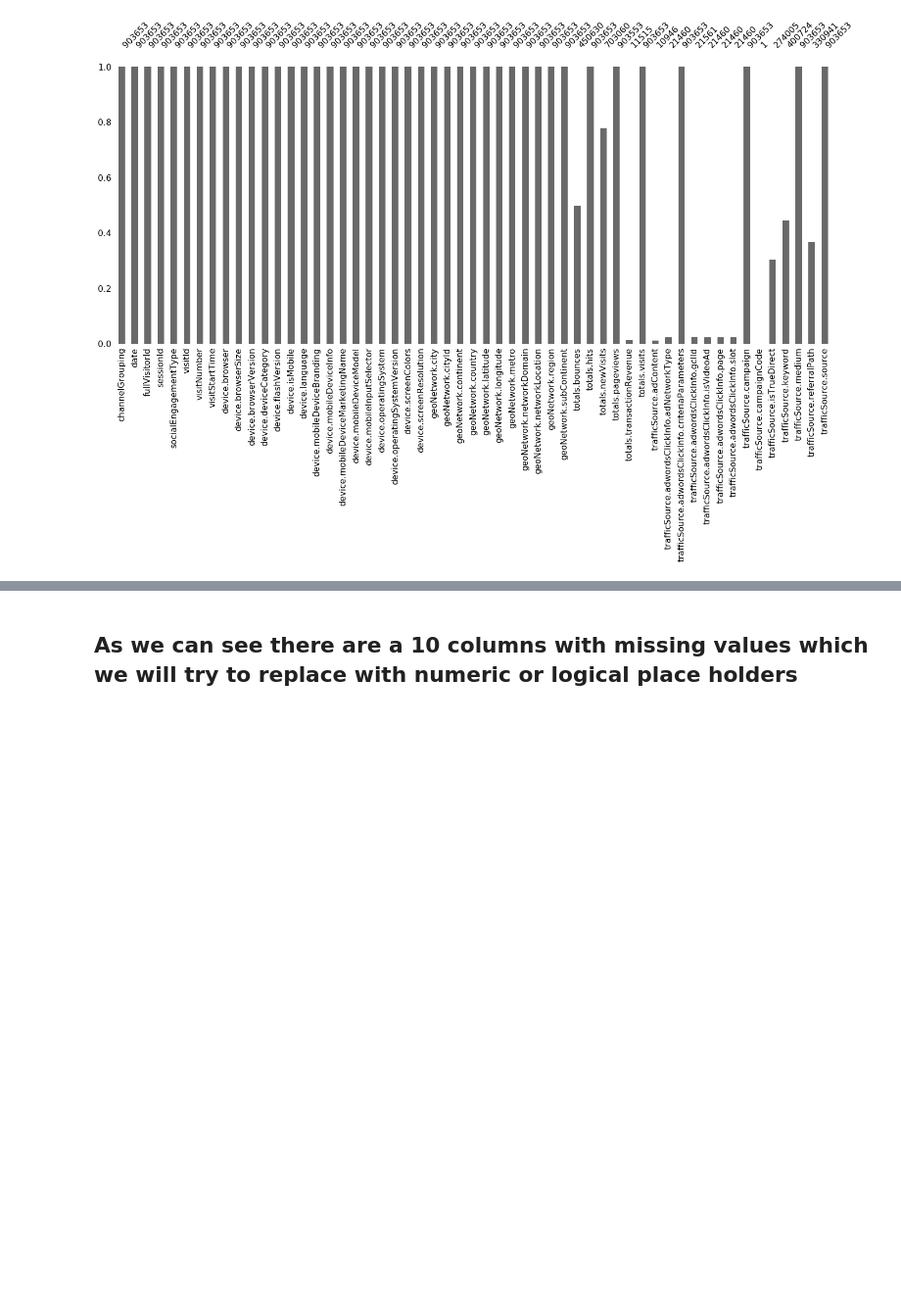
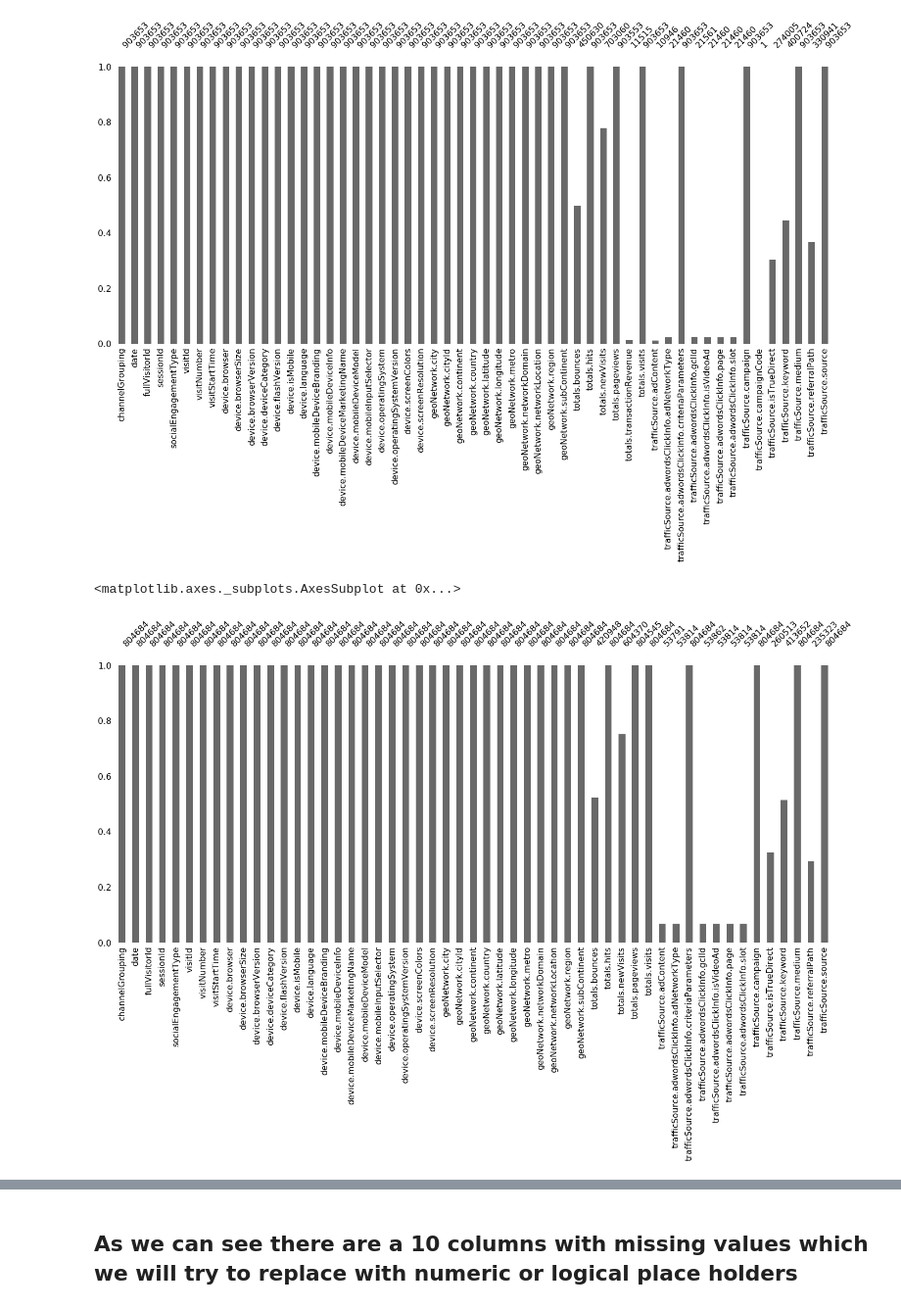
Before and after one commit to amitbhsingh/Capstone, a Jupyter notebook: Capstone01.ipynb, the cells around one changed output, grey strips where cells are left out. Shown: that part at 98% size. Cells and saved outputs as stored; diff of their text form; code cells hidden in the pictures; blank space fills up the shorter version.

```diff
--- a/Capstone01.ipynb
+++ b/Capstone01.ipynb
@@ -172,3 +172,8 @@ msno.bar(train02)
 # %% [output]
 <matplotlib.axes._subplots.AxesSubplot at 0x...>
 [figure]
+# %%
+msno.bar(test02)
+# %% [output]
+<matplotlib.axes._subplots.AxesSubplot at 0x...>
+[figure, added]
```
Also changed, not shown: parts of 13 cells of this notebook.
